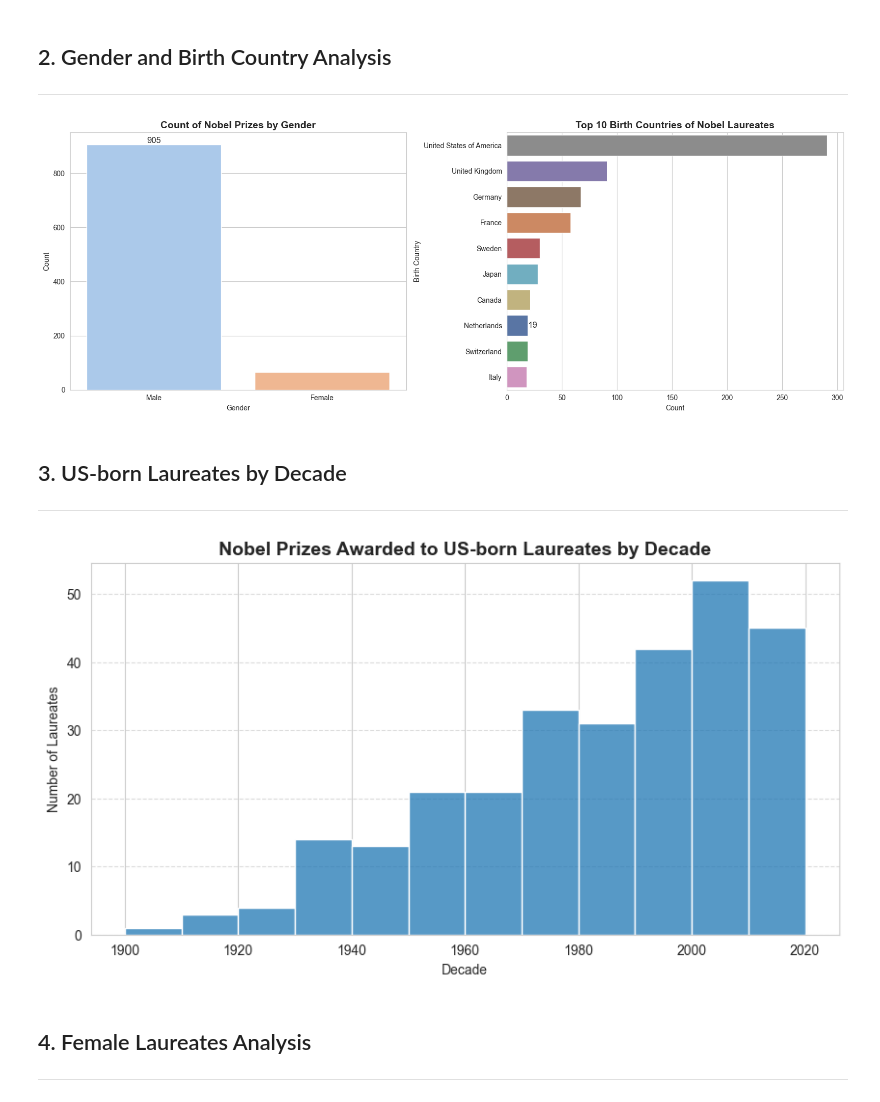
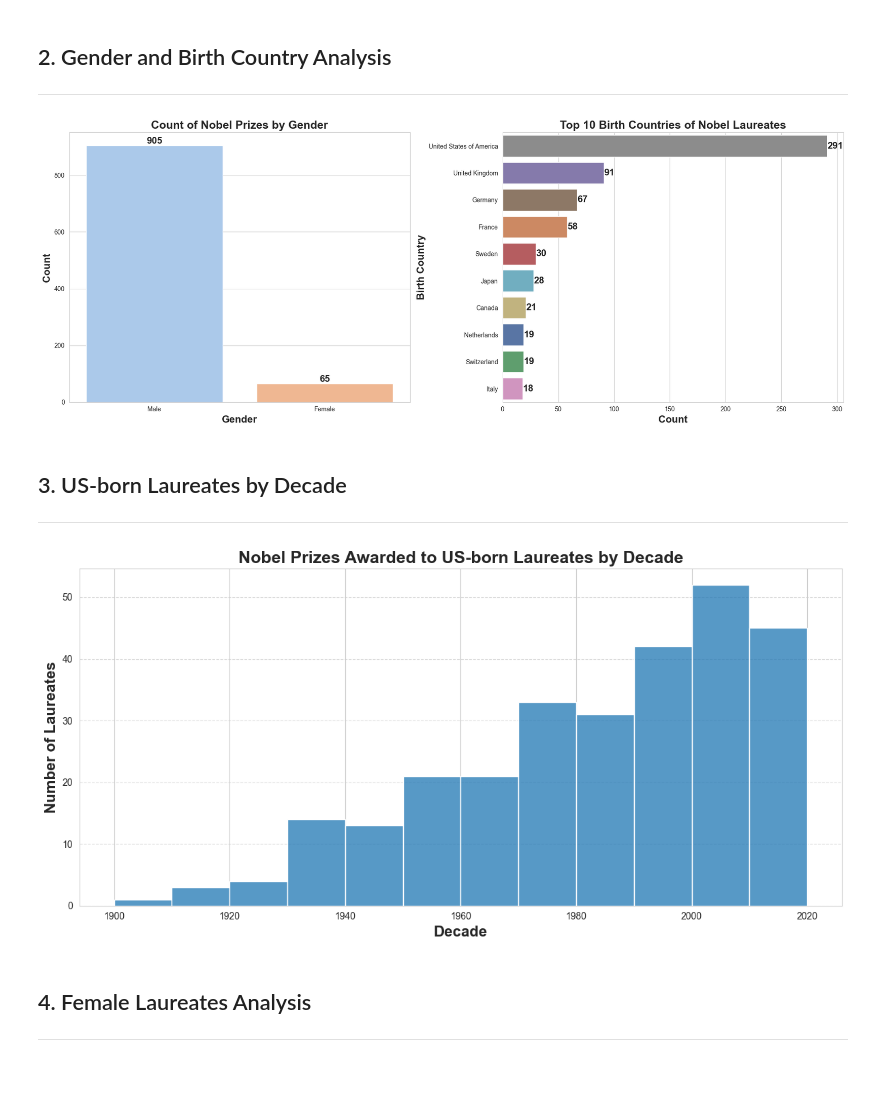
Before and after one commit to Alaeddin-B/Nobel-Prize-Data-Analysis, a Jupyter notebook: notebook.ipynb, the cells around one changed output. Saved outputs shown, nothing was run; the diff lists cells and outputs as text; code cells hidden in the pictures; blank space fills up the shorter version.

Commit message:
improved presentation style and quality of visualizations

```diff
--- a/notebook.ipynb
+++ b/notebook.ipynb
@@ -43,44 +43,47 @@ None
 ## 2. Gender and Birth Country Analysis
 ---
 # %%
-# Gender and Birth Country Analysis
-fig, axes = plt.subplots(1, 2, figsize=(16, 6))
+# Gender and Birth Country Analysis (Presentation Style, High Quality)
+fig, axes = plt.subplots(1, 2, figsize=(18, 7))
 palette_gender = sns.color_palette('pastel', n_colors=df['sex'].nunique())
+palette_country = sns.color_palette('deep', n_colors=df[df['birth_country'].isin(df['birth_country'].value_counts().nlargest(10).index)]['birth_country'].nunique())
 # Gender countplot
-sns.countplot(x='sex', data=df, ax=axes[0], palette=palette_gender, hue = "sex", legend=False)
-axes[0].set_title('Count of Nobel Prizes by Gender', fontsize=14, fontweight='bold')
-axes[0].set_xlabel('Gender')
-axes[0].set_ylabel('Count')
-axes[0].bar_label(axes[0].containers[0], fontsize=12)
+ax_gender = sns.countplot(x='sex', data=df, ax=axes[0], palette=palette_gender, hue = "sex", legend=False)
+axes[0].set_title('Count of Nobel Prizes by Gender', fontsize=18, fontweight='bold')
+axes[0].set_xlabel('Gender', fontsize=16, fontweight='bold')
+axes[0].set_ylabel('Count', fontsize=16, fontweight='bold')
+for container in ax_gender.containers:
+    ax_gender.bar_label(container, fontsize=15, fontweight='bold')
 # Birth country countplot (top 10)
 top_countries = df['birth_country'].value_counts().nlargest(10).index
-palette_country = sns.color_palette('deep', n_colors=df[df['birth_country'].isin(top_countries)]['birth_country'].nunique())
-sns.countplot(y='birth_country', data=df[df['birth_country'].isin(top_countries)], ax=axes[1], order=top_countries, palette=palette_country, hue="birth_country", legend=False)
-axes[1].set_title('Top 10 Birth Countries of Nobel Laureates', fontsize=14, fontweight='bold')
-axes[1].set_xlabel('Count')
-axes[1].set_ylabel('Birth Country')
-axes[1].bar_label(axes[1].containers[0], fontsize=12)
+ax_country = sns.countplot(y='birth_country', data=df[df['birth_country'].isin(top_countries)], ax=axes[1], order=top_countries, palette=palette_country, hue="birth_country", legend=False)
+axes[1].set_title('Top 10 Birth Countries of Nobel Laureates', fontsize=18, fontweight='bold')
+axes[1].set_xlabel('Count', fontsize=16, fontweight='bold')
+axes[1].set_ylabel('Birth Country', fontsize=16, fontweight='bold')
+for container in ax_country.containers:
+    ax_country.bar_label(container, fontsize=15, fontweight='bold')
 plt.tight_layout()
-plt.savefig('plots/gender_birth_country_analysis.png')
+plt.savefig('plots/gender_birth_country_analysis.png', bbox_inches='tight', dpi=300)
 plt.show()
 # %% [output]
-[figure, old version]
+[figure, new version]
 # %% [markdown]
 ## 3. US-born Laureates by Decade
 ---
 # %%
-# US-born Laureates by Decade
+# US-born Laureates by Decade (Presentation Style, High Quality)
 usa_winners = df[df['birth_country'] == 'United States of America']
-plt.figure(figsize=(10, 5))
-sns.histplot(x = "year", data = usa_winners, bins=range(1900, 2030, 10))
-plt.title('Nobel Prizes Awarded to US-born Laureates by Decade', fontsize=14, fontweight='bold')
-plt.xlabel('Decade')
-plt.ylabel('Number of Laureates')
+plt.figure(figsize=(12, 6))
+ax = sns.histplot(x = "year", data = usa_winners, bins=range(1900, 2030, 10))
+plt.title('Nobel Prizes Awarded to US-born Laureates by Decade', fontsize=18, fontweight='bold')
+plt.xlabel('Decade', fontsize=16, fontweight='bold')
+plt.ylabel('Number of Laureates', fontsize=16, fontweight='bold')
 plt.grid(axis='y', linestyle='--', alpha=0.7)
-plt.savefig('plots/us_laureates_decade.png', bbox_inches='tight')
+plt.tight_layout()
+plt.savefig('plots/us_laureates_decade.png', bbox_inches='tight', dpi=300)
 plt.show()
 # %% [output]
-[figure, old version]
+[figure, new version]
 # %% [markdown]
 ## 4. Female Laureates Analysis
 ---
```
Also changed, not shown: parts of 2 cells of this notebook, 4 other files.
